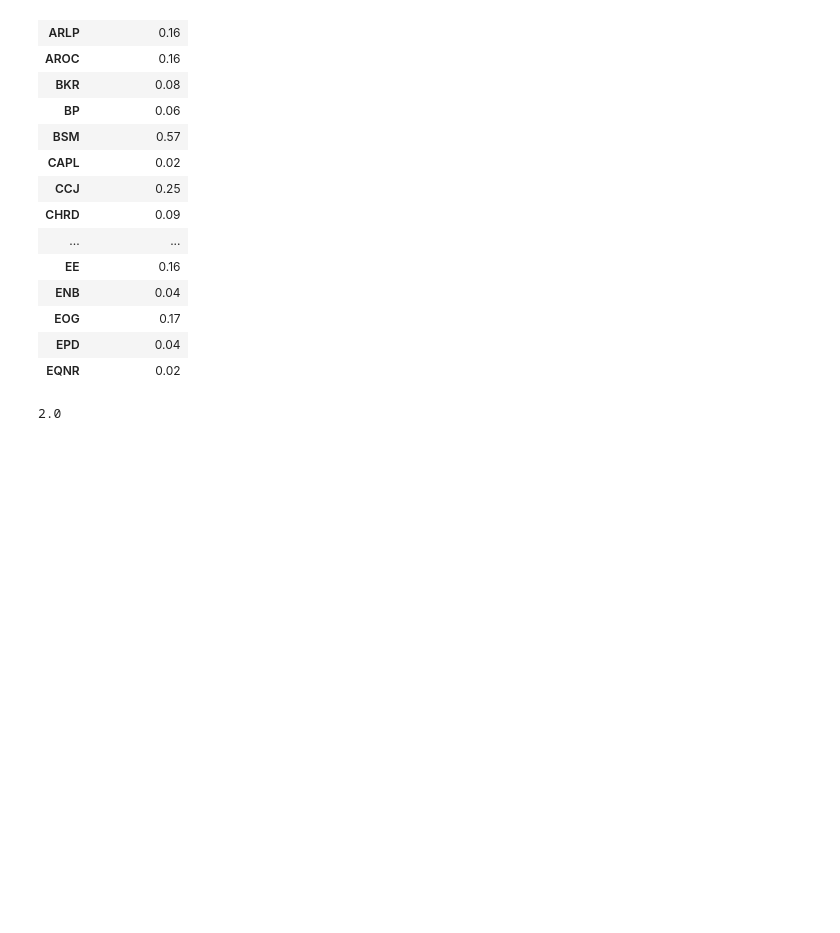
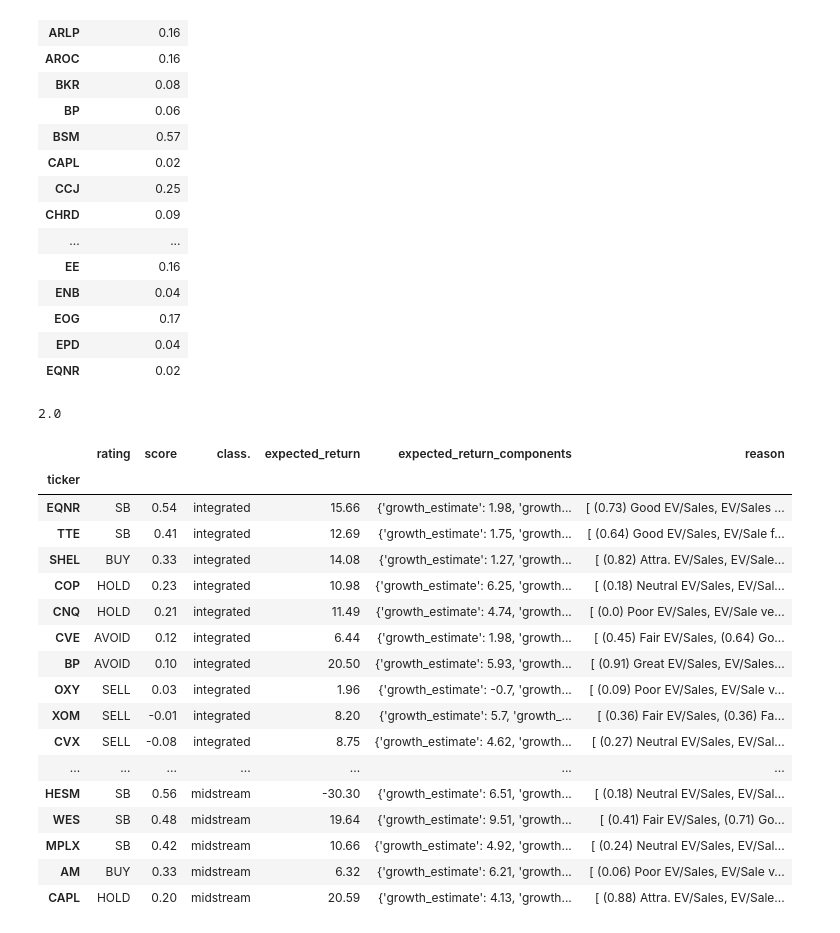
Before and after one commit to halfonso03/Stock-screener, a Jupyter notebook: energy_analysis.ipynb, the cells around one changed output. Drawn from its saved outputs; the diff is of its cells as text; code cells hidden in the pictures; blank space fills up the shorter version.

```diff
--- a/energy_analysis.ipynb
+++ b/energy_analysis.ipynb
@@ -2395,3 +2414,40 @@ def evaluate_energy_stocks(tickers, data, metrics):
+# %%
+# df_3, dict_3 = get_formatted_data(energy, False)
+# df_3.sort_values(by=['classification'], ascending=[True], inplace=True)
+metrics = {
+            "stability": True,"bc": True, "compounder": True,
+            "roic": True, "interest_coverage": True, "op_margin": True, "fcf_yield": True,
+            "nd_ebit": True,  "pr1yr": True, "rev_growth": True, "current_ratio": True, "fcf_h": True, "ev_to_ebitda": True,
+            "fcf_p_share": True, "buyback_ratio": True, "ebitda_margin":True, "ev_to_sales": True, "pe": True, "dy": True,
+            "div_payout": True, "eps": True, "shareholder_yield": True          }
+results = evaluate_energy_stocks(df_3.index.tolist(), dict_3, metrics)
+df_6 = get_results_report(results)
+# mask = (df_6['class.'] == 'integrated')
+mask = (df_6['class.'] ==  df_6['class.'])
+last_col = df_6.columns[-1]
+df_6.style.set_properties(subset=[df_6.columns[0]], **{'width': '100px'})
+df_6.style.set_properties(subset=[last_col], **{'width': '1000px'})
+df_6[mask].sort_values(by=['class.','score'], ascending=[True,False]).head(20)
+# pprint.pprint (results['BP'])
+# %% [output]
+|  | rating | score | class. | expected_return | expected_return_components | reason |
+| ticker |  |  |  |  |  |  |
+| EQNR | SB | 0.54 | integrated | 15.66 | {'growth_estimate': 1.98, 'growth... | [ (0.73) Good EV/Sales, EV/Sales ... |
+| TTE | SB | 0.41 | integrated | 12.69 | {'growth_estimate': 1.75, 'growth... | [ (0.64) Good EV/Sales, EV/Sale f... |
+| SHEL | BUY | 0.33 | integrated | 14.08 | {'growth_estimate': 1.27, 'growth... | [ (0.82) Attra. EV/Sales, EV/Sale... |
+| COP | HOLD | 0.23 | integrated | 10.98 | {'growth_estimate': 6.25, 'growth... | [ (0.18) Neutral EV/Sales, EV/Sal... |
+| CNQ | HOLD | 0.21 | integrated | 11.49 | {'growth_estimate': 4.74, 'growth... | [ (0.0) Poor EV/Sales, EV/Sale ve... |
+| CVE | AVOID | 0.12 | integrated | 6.44 | {'growth_estimate': 1.98, 'growth... | [ (0.45) Fair EV/Sales, (0.64) Go... |
+| BP | AVOID | 0.10 | integrated | 20.50 | {'growth_estimate': 5.93, 'growth... | [ (0.91) Great EV/Sales, EV/Sales... |
+| OXY | SELL | 0.03 | integrated | 1.96 | {'growth_estimate': -0.7, 'growth... | [ (0.09) Poor EV/Sales, EV/Sale v... |
+| XOM | SELL | -0.01 | integrated | 8.20 | {'growth_estimate': 5.7, 'growth_... | [ (0.36) Fair EV/Sales, (0.36) Fa... |
+| CVX | SELL | -0.08 | integrated | 8.75 | {'growth_estimate': 4.62, 'growth... | [ (0.27) Neutral EV/Sales, EV/Sal... |
+| ... | ... | ... | ... | ... | ... | ... |
+| HESM | SB | 0.56 | midstream | -30.30 | {'growth_estimate': 6.51, 'growth... | [ (0.18) Neutral EV/Sales, EV/Sal... |
+| WES | SB | 0.48 | midstream | 19.64 | {'growth_estimate': 9.51, 'growth... | [ (0.41) Fair EV/Sales, (0.71) Go... |
+| MPLX | SB | 0.42 | midstream | 10.66 | {'growth_estimate': 4.92, 'growth... | [ (0.24) Neutral EV/Sales, EV/Sal... |
+| AM | BUY | 0.33 | midstream | 6.32 | {'growth_estimate': 6.21, 'growth... | [ (0.06) Poor EV/Sales, EV/Sale v... |
+| CAPL | HOLD | 0.20 | midstream | 20.59 | {'growth_estimate': 4.13, 'growth... | [ (0.88) Attra. EV/Sales, EV/Sale... |
 # %%
 
 def get_results_report(results):
```
Also changed, not shown: parts of 2 cells of this notebook.
